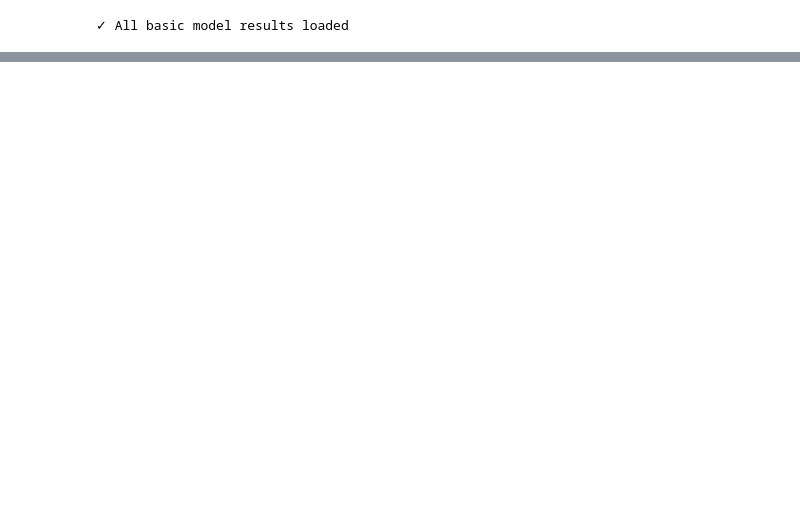
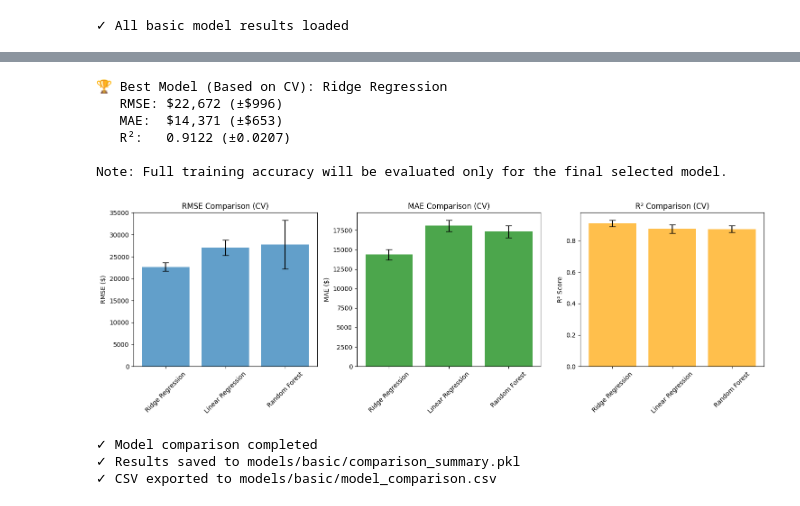
Before and after one commit to nao0963/house-price-ml-prediction-models, a Jupyter notebook: notebooks/03_basic_models/3-4. model_comparison.ipynb, the cells around one changed output, grey strips where cells are left out. Drawn from its saved outputs; the diff is of its cells as text; code cells hidden in the pictures; blank space fills up the shorter version.

```diff
--- a/notebooks/03_basic_models/3-4. model_comparison.ipynb
+++ b/notebooks/03_basic_models/3-4. model_comparison.ipynb
@@ -107,0 +65,75 @@ Within 20%: 92.6%
+# %%
+# Best model summary based on cross-validation
+best_model = comparison_df.iloc[0]
+print(f"\n🏆 Best Model (Based on CV): {best_model['Model']}")
+print(f"   RMSE: ${best_model['RMSE']:,.0f} (±${best_model['RMSE_std']:,.0f})")
+print(f"   MAE:  ${best_model['MAE']:,.0f} (±${best_model['MAE_std']:,.0f})")
+print(f"   R²:   {best_model['R²']:.4f} (±{best_model['R²_std']:.4f})")
+print(f"\nNote: Full training accuracy will be evaluated only for the final selected model.")
+# %% [output]
+🏆 Best Model (Based on CV): Ridge Regression
+   RMSE: $22,672 (±$996)
+   MAE:  $14,371 (±$653)
+   R²:   0.9122 (±0.0207)
+
+Note: Full training accuracy will be evaluated only for the final selected model.
+# %%
+# Visualization
+fig, axes = plt.subplots(1, 3, figsize=(15, 5))
+
+# RMSE comparison
+axes[0].bar(comparison_df['Model'], comparison_df['RMSE'],
+           yerr=comparison_df['RMSE_std'], capsize=5, alpha=0.7)
+axes[0].set_title('RMSE Comparison (CV)')
+axes[0].set_ylabel('RMSE ($)')
+axes[0].tick_params(axis='x', rotation=45)
+
+# MAE comparison
+axes[1].bar(comparison_df['Model'], comparison_df['MAE'],
+           yerr=comparison_df['MAE_std'], capsize=5, alpha=0.7, color='green')
+axes[1].set_title('MAE Comparison (CV)')
+axes[1].set_ylabel('MAE ($)')
+axes[1].tick_params(axis='x', rotation=45)
+
+# R² comparison
+axes[2].bar(comparison_df['Model'], comparison_df['R²'],
+           yerr=comparison_df['R²_std'], capsize=5, alpha=0.7, color='orange')
+axes[2].set_title('R² Comparison (CV)')
+axes[2].set_ylabel('R² Score')
+axes[2].tick_params(axis='x', rotation=45)
+
+plt.tight_layout()
+plt.show()
+# %% [output]
+[figure, added]
+# %%
+# Save comparison results
+comparison_summary = {
+    'comparison_table': comparison_df.to_dict('records'),
+    'best_model': {
+        'name': best_model['Model'],
+        'rmse': best_model['RMSE'],
+        'rmse_std': best_model['RMSE_std'],
+        'mae': best_model['MAE'],
+        'mae_std': best_model['MAE_std'],
+        'r2': best_model['R²'],
+        'r2_std': best_model['R²_std']
+    },
+    'model_ranking': comparison_df['Model'].tolist()
+}
+
+import os
+os.makedirs('../../models/basic/', exist_ok=True)
+with open('../../models/basic/comparison_summary.pkl', 'wb') as f:
+    pickle.dump(comparison_summary, f)
+
+# Export to CSV for easy viewing
+comparison_df.to_csv('../../models/basic/model_comparison.csv', index=False)
+
+print("✓ Model comparison completed")
+print(f"✓ Results saved to models/basic/comparison_summary.pkl")
+print(f"✓ CSV exported to models/basic/model_comparison.csv")
+# %% [output]
+✓ Model comparison completed
+✓ Results saved to models/basic/comparison_summary.pkl
+✓ CSV exported to models/basic/model_comparison.csv
```
Also changed, not shown: parts of 5 cells of this notebook, 3 other files.
